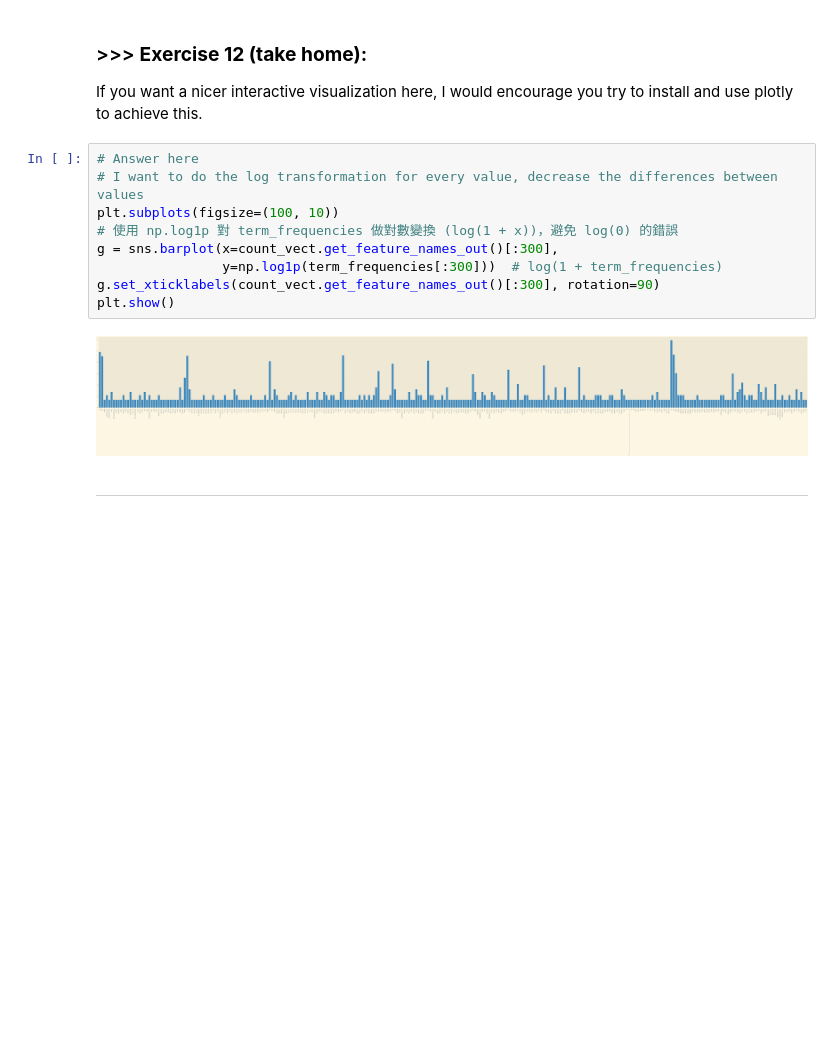
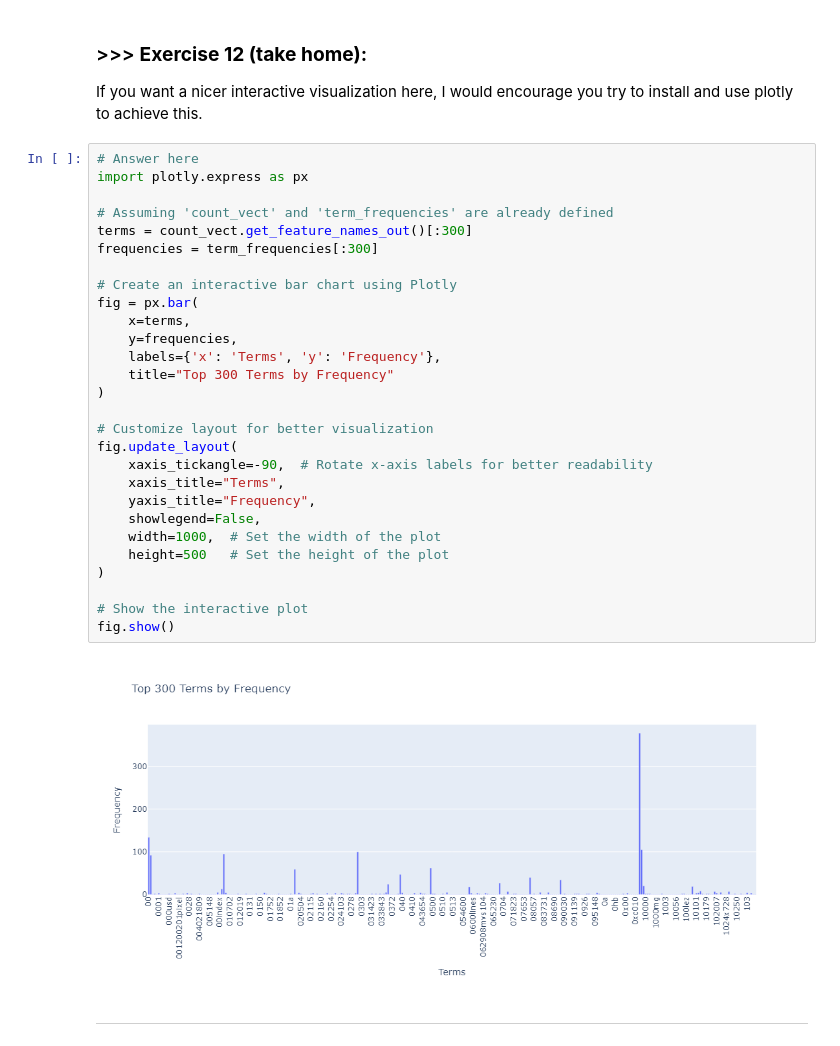
Before and after one commit to alan0502/DMLab1, a Jupyter notebook: DM2024-Lab1-Master/DM2024-Lab1-Master.ipynb, the cells around one changed output. Cells and saved outputs as stored; diff of their text form; blank space fills up the shorter version.

```diff
--- a/DM2024-Lab1-Master/DM2024-Lab1-Master.ipynb
+++ b/DM2024-Lab1-Master/DM2024-Lab1-Master.ipynb
@@ -1176,17 +1154,36 @@ g.set_xticklabels(count_vect.get_feature_names_out()[:300], rotation = 90);
 # %% [markdown]
 ### >>> **Exercise 12 (take home):**
 If you want a nicer interactive visualization here, I would encourage you try to install and use plotly to achieve this.
-# %%
-# Answer here
-# I want to do the log transformation for every value, decrease the differences between values
-plt.subplots(figsize=(100, 10))
-# 使用 np.log1p 對 term_frequencies 做對數變換 (log(1 + x))，避免 log(0) 的錯誤
-g = sns.barplot(x=count_vect.get_feature_names_out()[:300],
-                y=np.log1p(term_frequencies[:300]))  # log(1 + term_frequencies)
-g.set_xticklabels(count_vect.get_feature_names_out()[:300], rotation=90)
-plt.show()
-# %% [output]
-[figure, removed]
+# %%
+# Answer here
+import plotly.express as px
+
+# Assuming 'count_vect' and 'term_frequencies' are already defined
+terms = count_vect.get_feature_names_out()[:300]
+frequencies = term_frequencies[:300]
+
+# Create an interactive bar chart using Plotly
+fig = px.bar(
+    x=terms,
+    y=frequencies,
+    labels={'x': 'Terms', 'y': 'Frequency'},
+    title="Top 300 Terms by Frequency"
+)
+
+# Customize layout for better visualization
+fig.update_layout(
+    xaxis_tickangle=-90,  # Rotate x-axis labels for better readability
+    xaxis_title="Terms",
+    yaxis_title="Frequency",
+    showlegend=False,
+    width=1000,  # Set the width of the plot
+    height=500   # Set the height of the plot
+)
+
+# Show the interactive plot
+fig.show()
+# %% [output]
+[figure, added]
 # %% [markdown]
 ---
 # %% [markdown]
```
Also changed, not shown: parts of 12 cells of this notebook.
